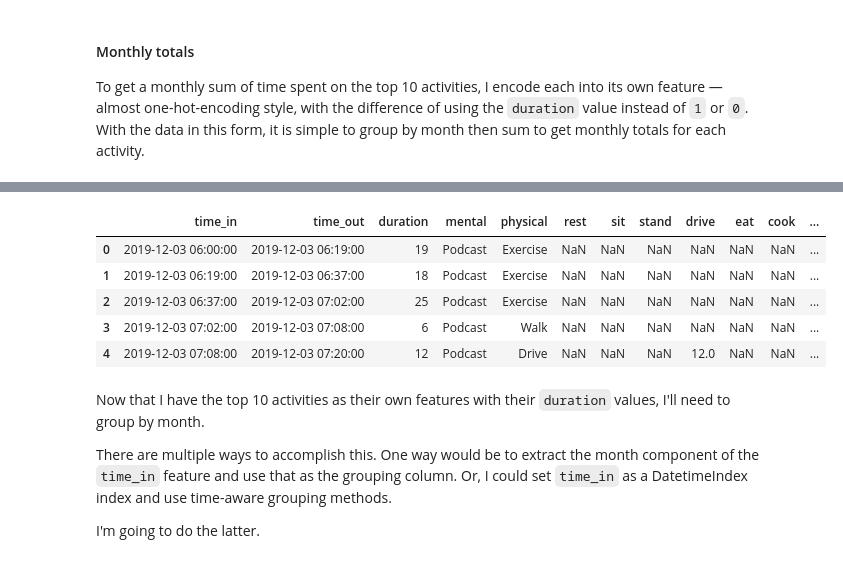
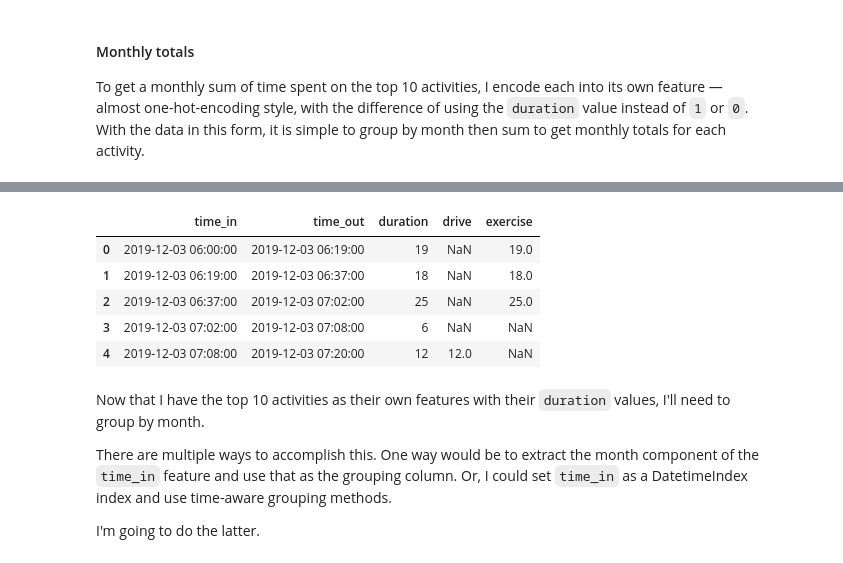
Before and after one commit to tobias-fyi/savor_data_pages, a Jupyter notebook: _notebooks/2020-09-07-savor_data_eda_viz.ipynb, the cells around one changed output, grey strips where cells are left out. Drawn from its saved outputs; the diff is of its cells as text; code cells hidden in the pictures.

```diff
--- a/_notebooks/2020-09-07-savor_data_eda_viz.ipynb
+++ b/_notebooks/2020-09-07-savor_data_eda_viz.ipynb
@@ -406,25 +407,25 @@ act_mental.head()
 # %%
 # Physical activites -> features
 act_physical = act_1.copy()  # Copy to not mess with last dataframe
 # Not adding to the same dataframe, as the visualizations will be separate
 
 # Iterate through top 10
 for physical in physical_sums.most_common(10):
     # Create new function to apply with each iteration
     def create_activity_feature_with_duration(df):
         """If activity is assigned, copy duration value into that new col."""
         if physical[0] in df["physical"]:
             return df["duration"]
     act_physical = act_physical.join_apply(create_activity_feature_with_duration, physical[0].lower())
 
-act_physical.head()
+act_physical[["time_in", "time_out", "duration", "drive", "exercise"]].head()
 # %% [output]
-|  | time_in | time_out | duration | mental | physical | rest | sit | stand | drive | eat | cook | ... |
-| 0 | 2019-12-03 06:00:00 | 2019-12-03 06:19:00 | 19 | Podcast | Exercise | NaN | NaN | NaN | NaN | NaN | NaN | ... |
-| 1 | 2019-12-03 06:19:00 | 2019-12-03 06:37:00 | 18 | Podcast | Exercise | NaN | NaN | NaN | NaN | NaN | NaN | ... |
-| 2 | 2019-12-03 06:37:00 | 2019-12-03 07:02:00 | 25 | Podcast | Exercise | NaN | NaN | NaN | NaN | NaN | NaN | ... |
-| 3 | 2019-12-03 07:02:00 | 2019-12-03 07:08:00 | 6 | Podcast | Walk | NaN | NaN | NaN | NaN | NaN | NaN | ... |
-| 4 | 2019-12-03 07:08:00 | 2019-12-03 07:20:00 | 12 | Podcast | Drive | NaN | NaN | NaN | 12.0 | NaN | NaN | ... |
+|  | time_in | time_out | duration | drive | exercise |
+| 0 | 2019-12-03 06:00:00 | 2019-12-03 06:19:00 | 19 | NaN | 19.0 |
+| 1 | 2019-12-03 06:19:00 | 2019-12-03 06:37:00 | 18 | NaN | 18.0 |
+| 2 | 2019-12-03 06:37:00 | 2019-12-03 07:02:00 | 25 | NaN | 25.0 |
+| 3 | 2019-12-03 07:02:00 | 2019-12-03 07:08:00 | 6 | NaN | NaN |
+| 4 | 2019-12-03 07:08:00 | 2019-12-03 07:20:00 | 12 | 12.0 | NaN |
 # %% [markdown]
 Now that I have the top 10 activities as their own features with their `duration` values, I'll need to group by month.
 
```
Also changed, not shown: parts of 1 cell of this notebook.
